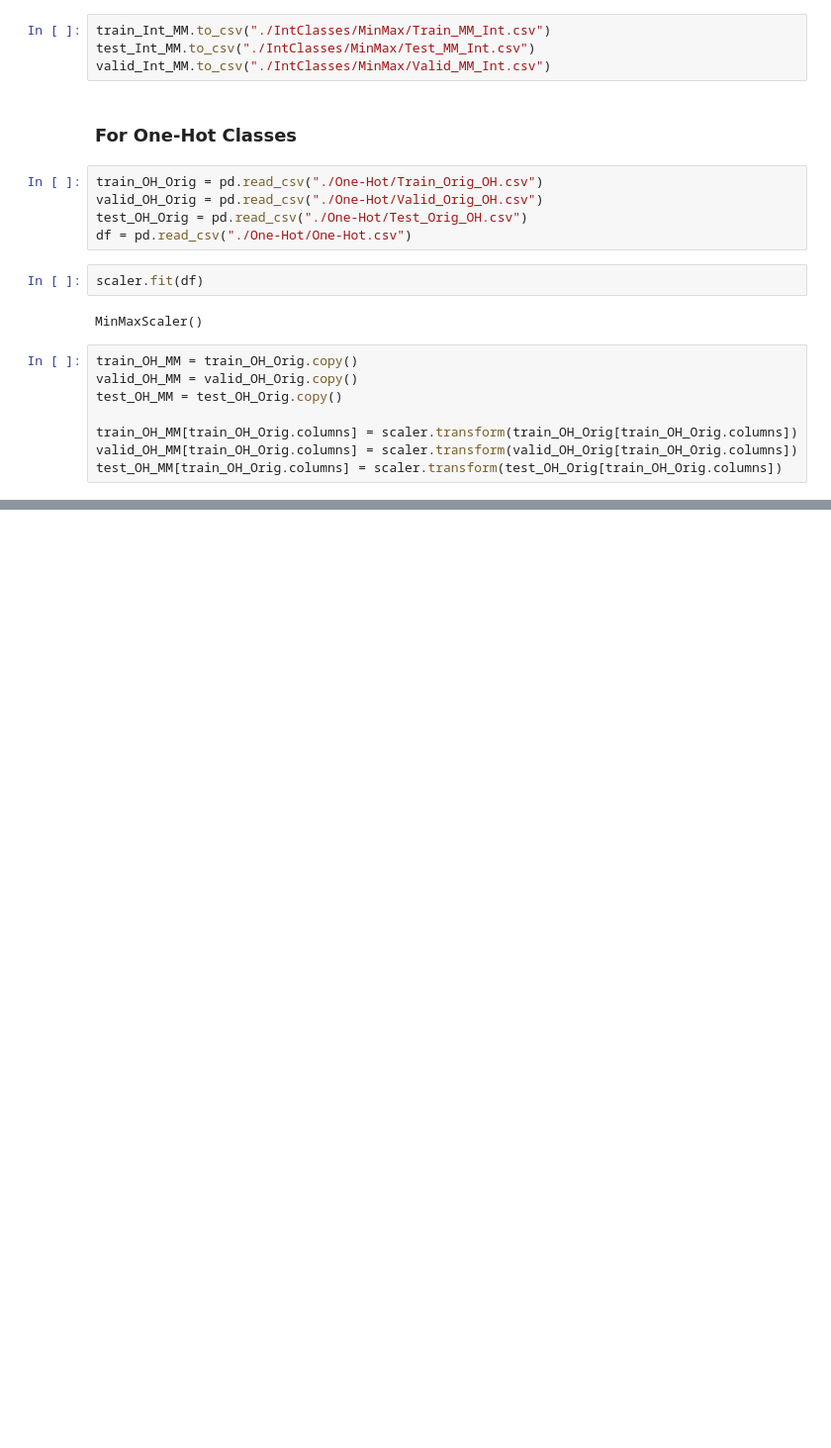
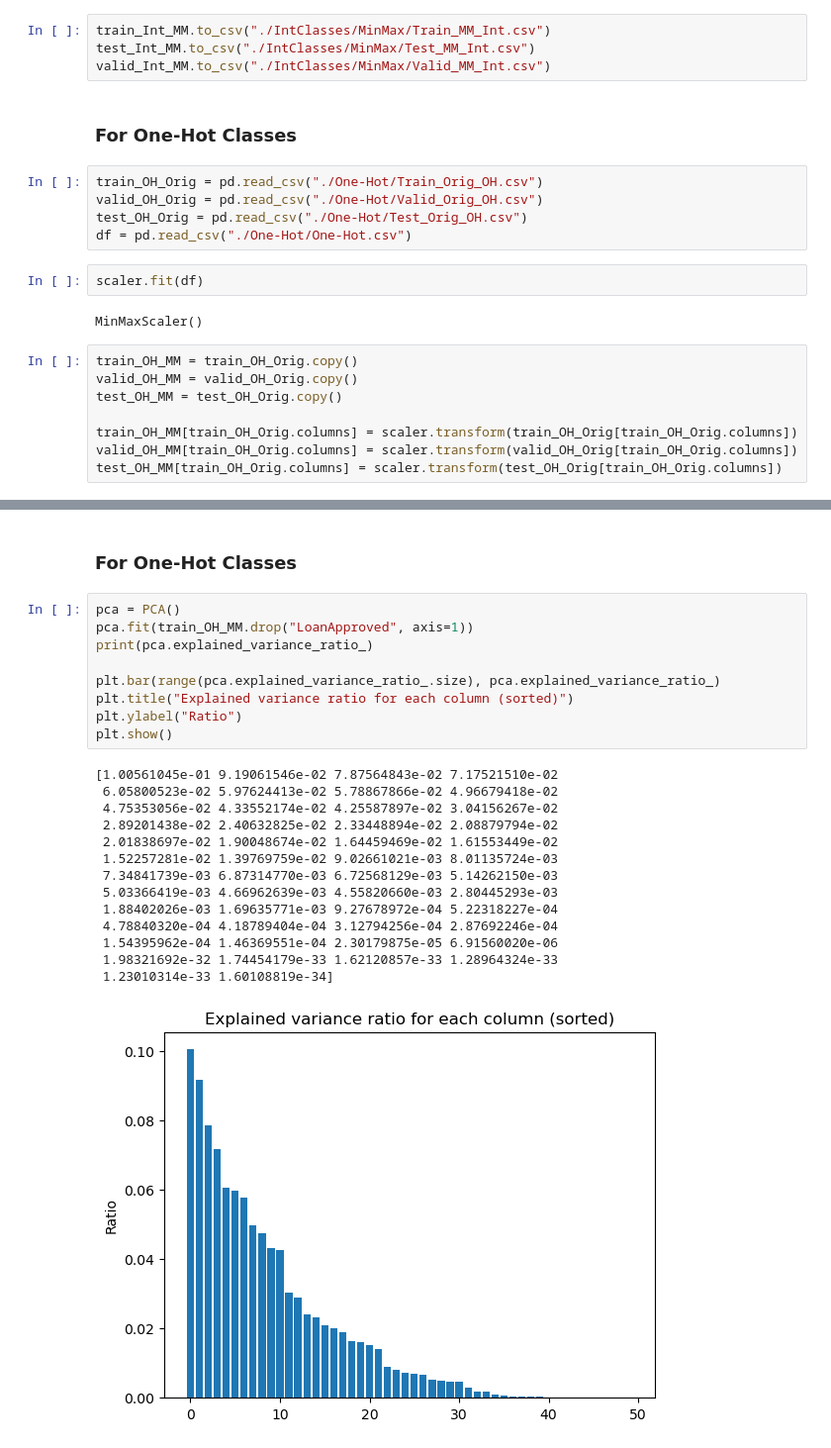
Before and after one commit to RMan2323/loan-risk-predictor, a Jupyter notebook: Preprocessing.ipynb, the cells around one changed output, grey strips where cells are left out. Shown: that part at 99% size. Saved outputs shown, nothing was run; the diff lists cells and outputs as text; blank space fills up the shorter version.

```diff
--- a/Preprocessing.ipynb
+++ b/Preprocessing.ipynb
@@ -323,0 +410,26 @@ valid_Int_MM.to_csv("./One-Hot/MinMax/Valid_MM_Int.csv")
+# %% [markdown]
+### For One-Hot Classes
+# %%
+pca = PCA()
+pca.fit(train_OH_MM.drop("LoanApproved", axis=1))
+print(pca.explained_variance_ratio_)
+
+plt.bar(range(pca.explained_variance_ratio_.size), pca.explained_variance_ratio_)
+plt.title("Explained variance ratio for each column (sorted)")
+plt.ylabel("Ratio")
+plt.show()
+# %% [output]
+[1.00561045e-01 9.19061546e-02 7.87564843e-02 7.17521510e-02
+ 6.05800523e-02 5.97624413e-02 5.78867866e-02 4.96679418e-02
+ 4.75353056e-02 4.33552174e-02 4.25587897e-02 3.04156267e-02
+ 2.89201438e-02 2.40632825e-02 2.33448894e-02 2.08879794e-02
+ 2.01838697e-02 1.90048674e-02 1.64459469e-02 1.61553449e-02
+ 1.52257281e-02 1.39769759e-02 9.02661021e-03 8.01135724e-03
+ 7.34841739e-03 6.87314770e-03 6.72568129e-03 5.14262150e-03
+ 5.03366419e-03 4.66962639e-03 4.55820660e-03 2.80445293e-03
+ 1.88402026e-03 1.69635771e-03 9.27678972e-04 5.22318227e-04
+ 4.78840320e-04 4.18789404e-04 3.12794256e-04 2.87692246e-04
+ 1.54395962e-04 1.46369551e-04 2.30179875e-05 6.91560020e-06
+ 1.98321692e-32 1.74454179e-33 1.62120857e-33 1.28964324e-33
+ 1.23010314e-33 1.60108819e-34]
+[figure, added]
```
Also changed, not shown: parts of 13 cells of this notebook, 33 other files.
